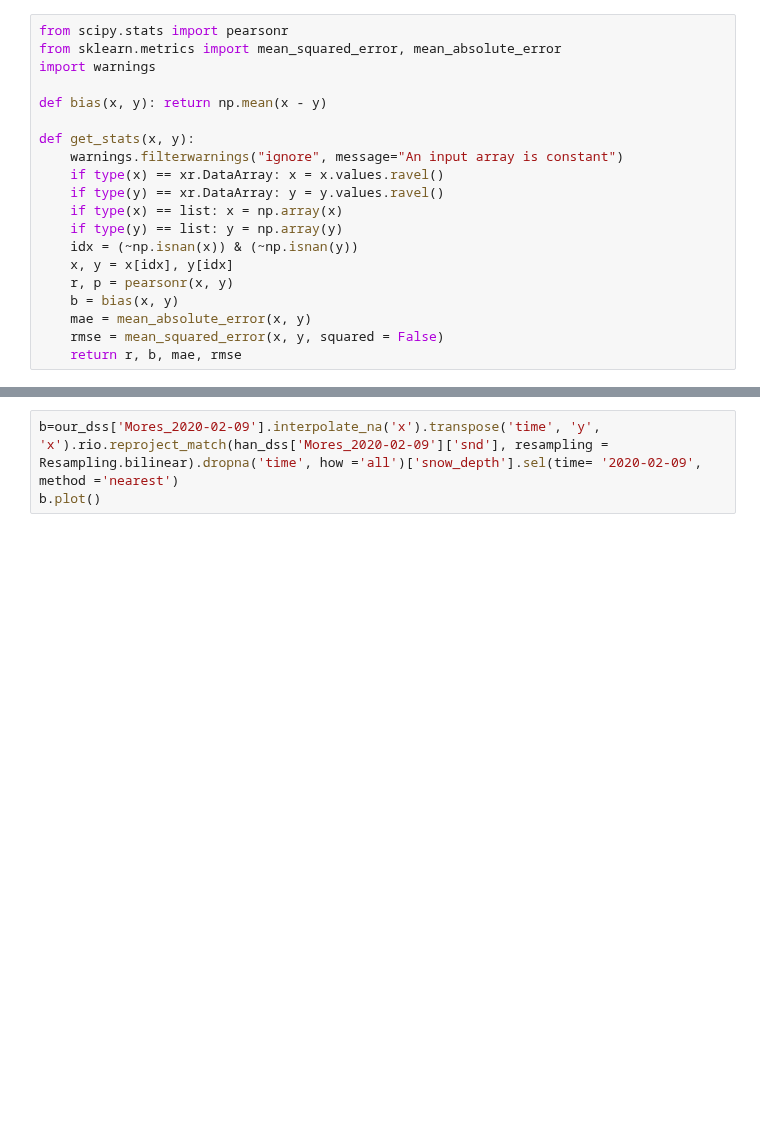
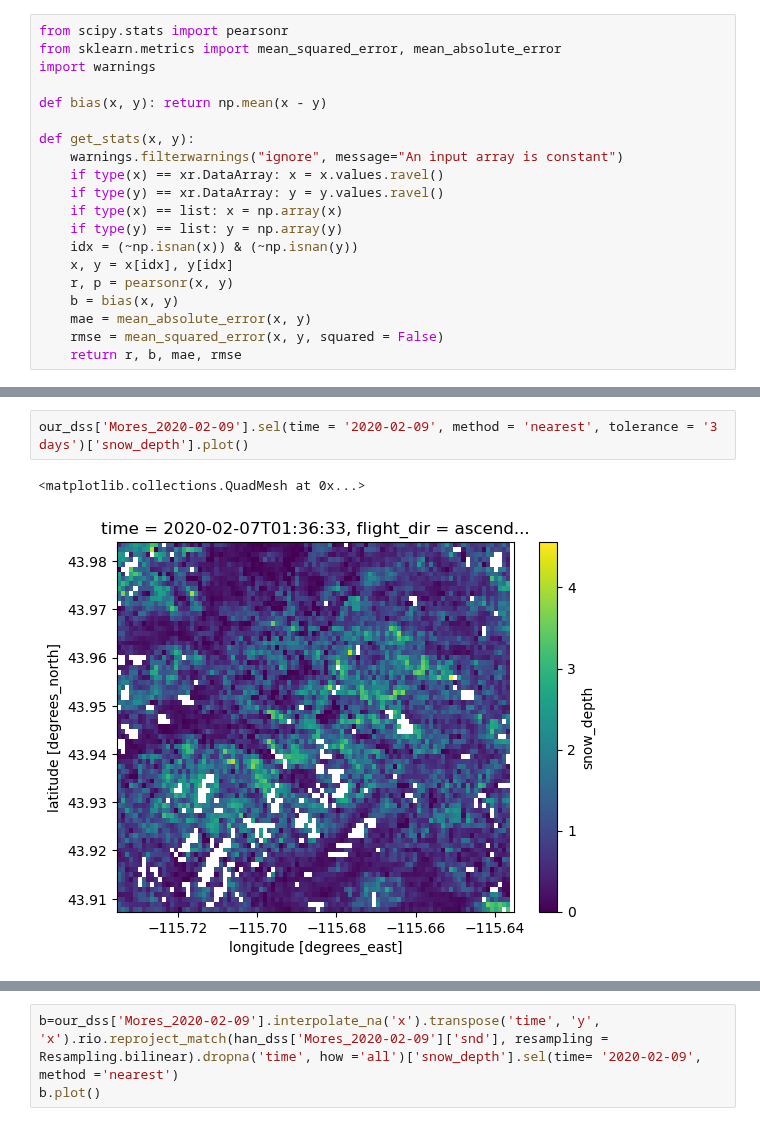
Before and after one commit to ZachHoppinen/spicy-analysis, a Jupyter notebook: src/compare/hans/hans2lidar.ipynb, the cells around one changed output, grey strips where cells are left out. Saved outputs shown, nothing was run; the diff lists cells and outputs as text; blank space fills up the shorter version.

```diff
--- a/src/compare/hans/hans2lidar.ipynb
+++ b/src/compare/hans/hans2lidar.ipynb
@@ -78,0 +88,5 @@ KeyError: "not all values found in index 'time'"
+# %%
+our_dss['Mores_2020-02-09'].sel(time = '2020-02-09', method = 'nearest', tolerance = '3 days')['snow_depth'].plot()
+# %% [output]
+<matplotlib.collections.QuadMesh at 0x...>
+[figure, added]
```
Also changed, not shown: parts of 6 cells of this notebook, 5 other files.
